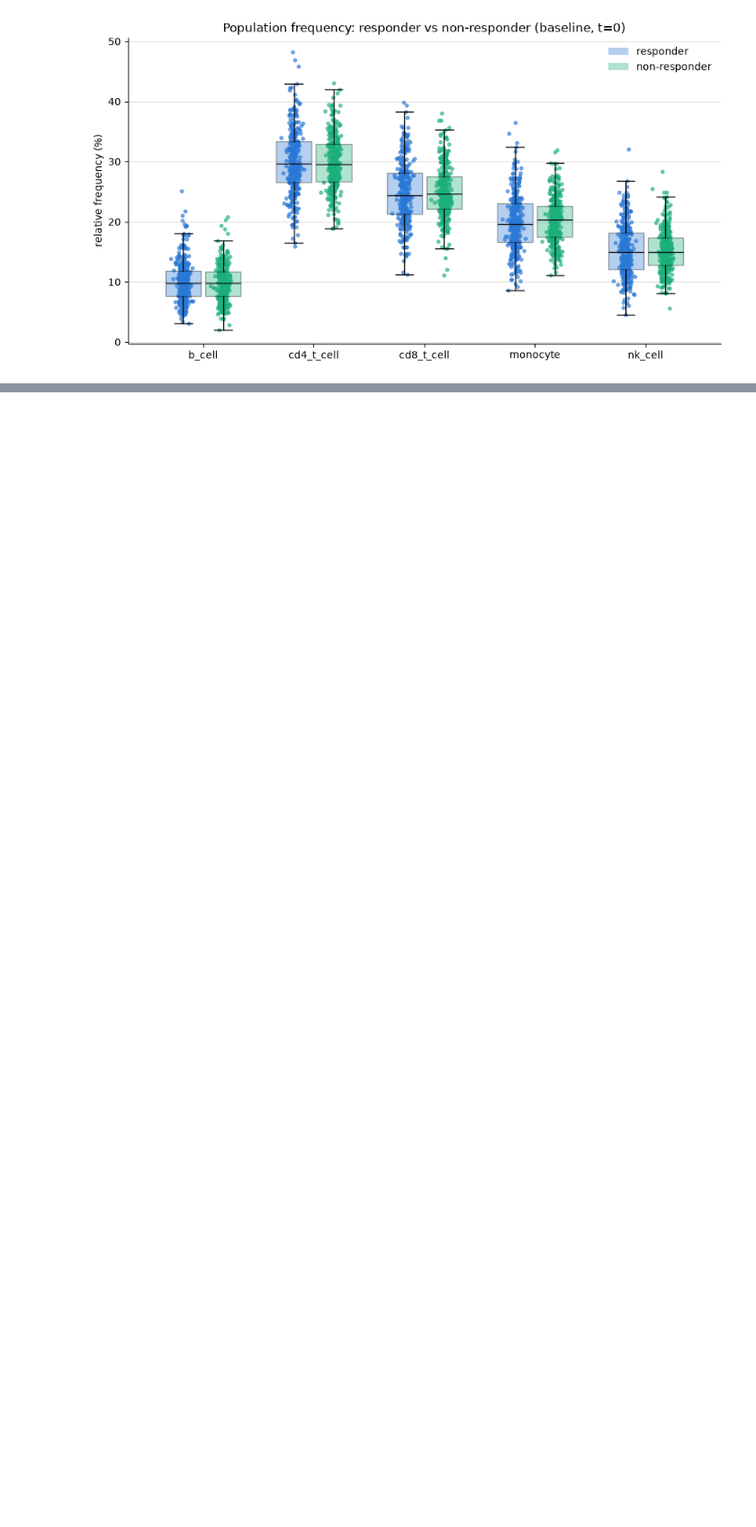
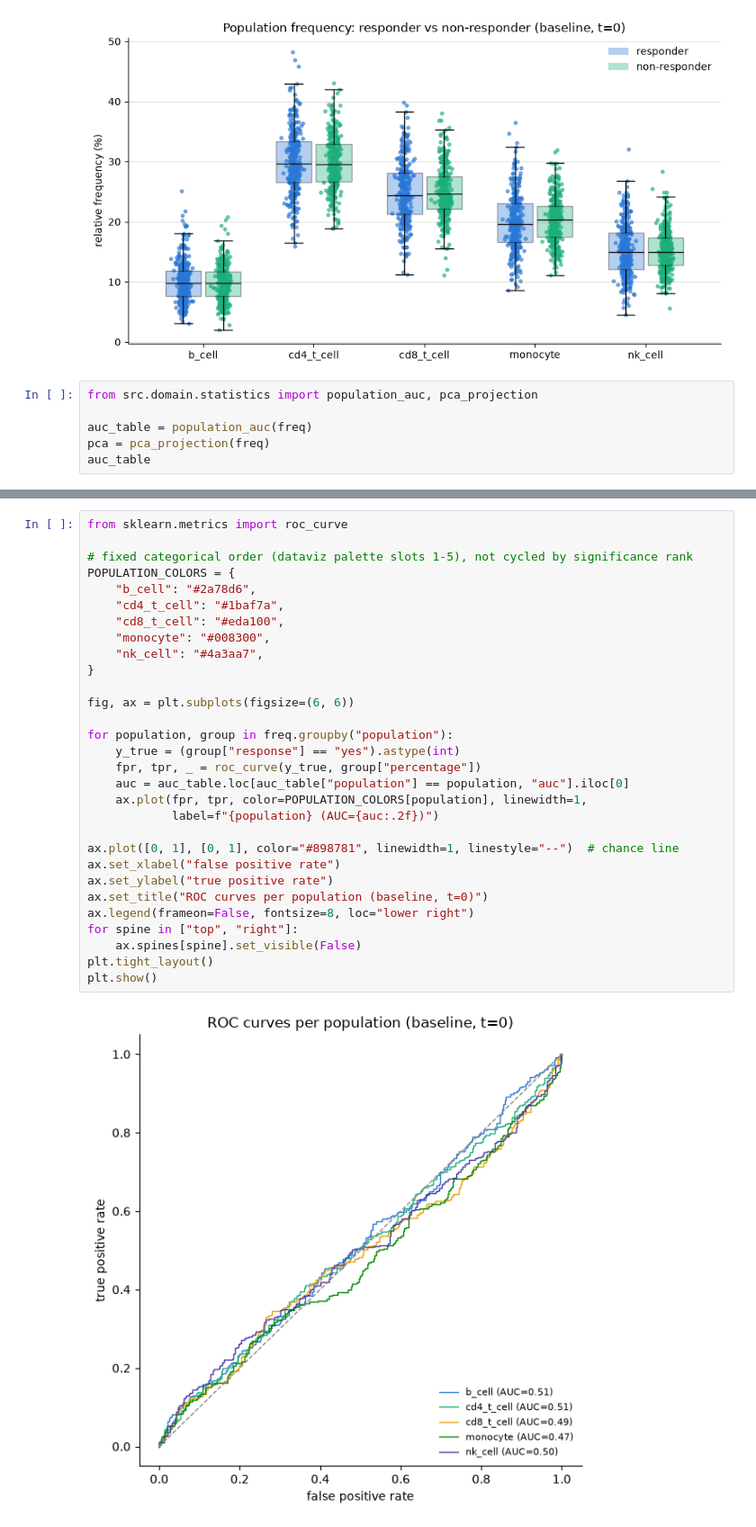
Before and after one commit to ssolh2906/miraclib_cell_counts_analysis, a Jupyter notebook: notebooks/part3_stats.ipynb, the cells around one changed output, grey strips where cells are left out. Shown at 90% size. Drawn from its saved outputs; the diff is of its cells as text; blank space fills up the shorter version.

Commit message:
ROC-AUC test, plot

```diff
--- a/notebooks/part3_stats.ipynb
+++ b/notebooks/part3_stats.ipynb
@@ -78,3 +81,9 @@ plt.tight_layout()
 plt.show()
 # %% [output]
 [figure]
+# %%
+from src.domain.statistics import population_auc, pca_projection
+
+auc_table = population_auc(freq)
+pca = pca_projection(freq)
+auc_table
@@ -80,0 +97,32 @@ plt.show()
+# %%
+from sklearn.metrics import roc_curve
+
+# fixed categorical order (dataviz palette slots 1-5), not cycled by significance rank
+POPULATION_COLORS = {
+    "b_cell": "#2a78d6",
+    "cd4_t_cell": "#1baf7a",
+    "cd8_t_cell": "#eda100",
+    "monocyte": "#008300",
+    "nk_cell": "#4a3aa7",
+}
+
+fig, ax = plt.subplots(figsize=(6, 6))
+
+for population, group in freq.groupby("population"):
+    y_true = (group["response"] == "yes").astype(int)
+    fpr, tpr, _ = roc_curve(y_true, group["percentage"])
+    auc = auc_table.loc[auc_table["population"] == population, "auc"].iloc[0]
+    ax.plot(fpr, tpr, color=POPULATION_COLORS[population], linewidth=1,
+            label=f"{population} (AUC={auc:.2f})")
+
+ax.plot([0, 1], [0, 1], color="#898781", linewidth=1, linestyle="--")  # chance line
+ax.set_xlabel("false positive rate")
+ax.set_ylabel("true positive rate")
+ax.set_title("ROC curves per population (baseline, t=0)")
+ax.legend(frameon=False, fontsize=8, loc="lower right")
+for spine in ["top", "right"]:
+    ax.spines[spine].set_visible(False)
+plt.tight_layout()
+plt.show()
+# %% [output]
+[figure, added]
```
Also changed, not shown: parts of 2 cells of this notebook, 1 other file.
